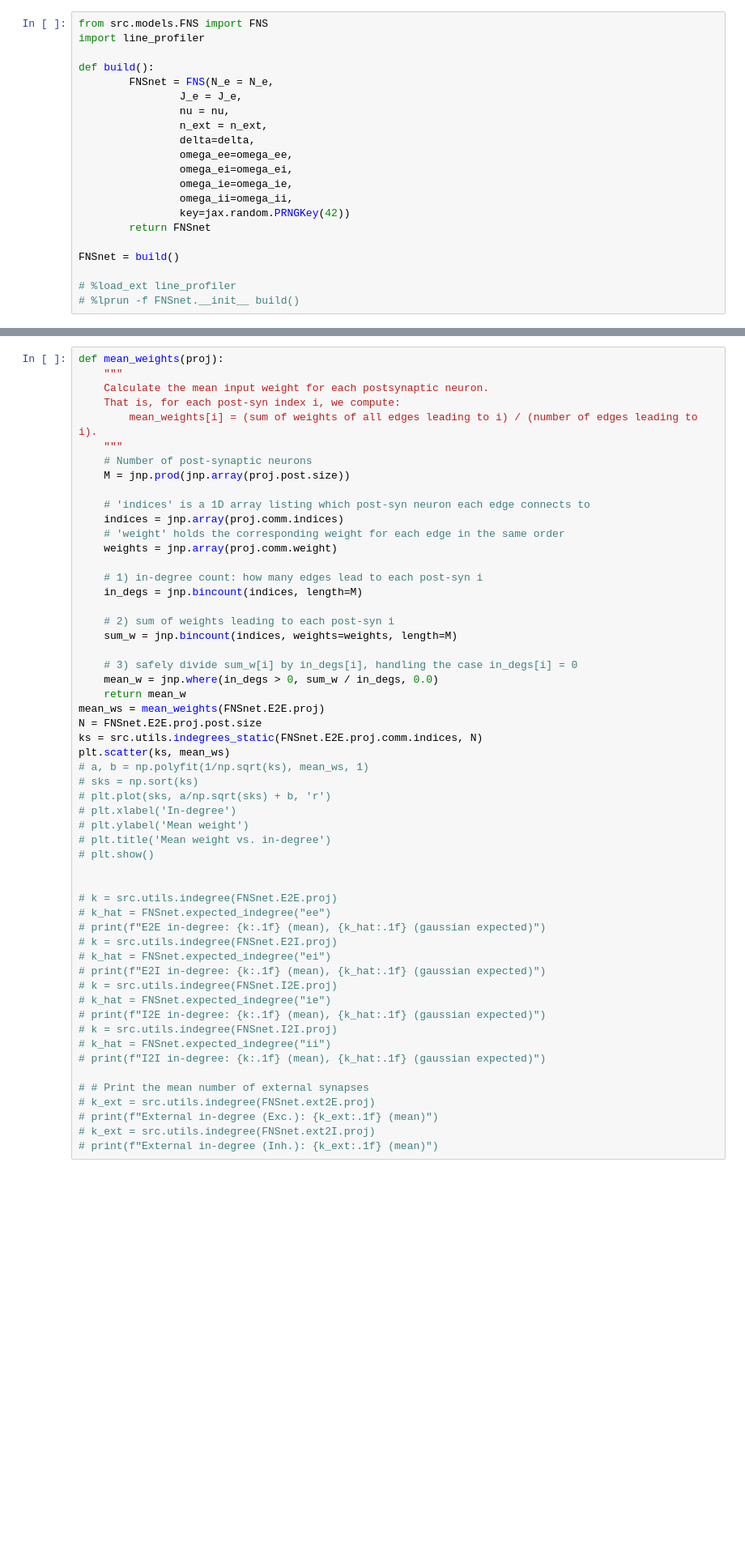
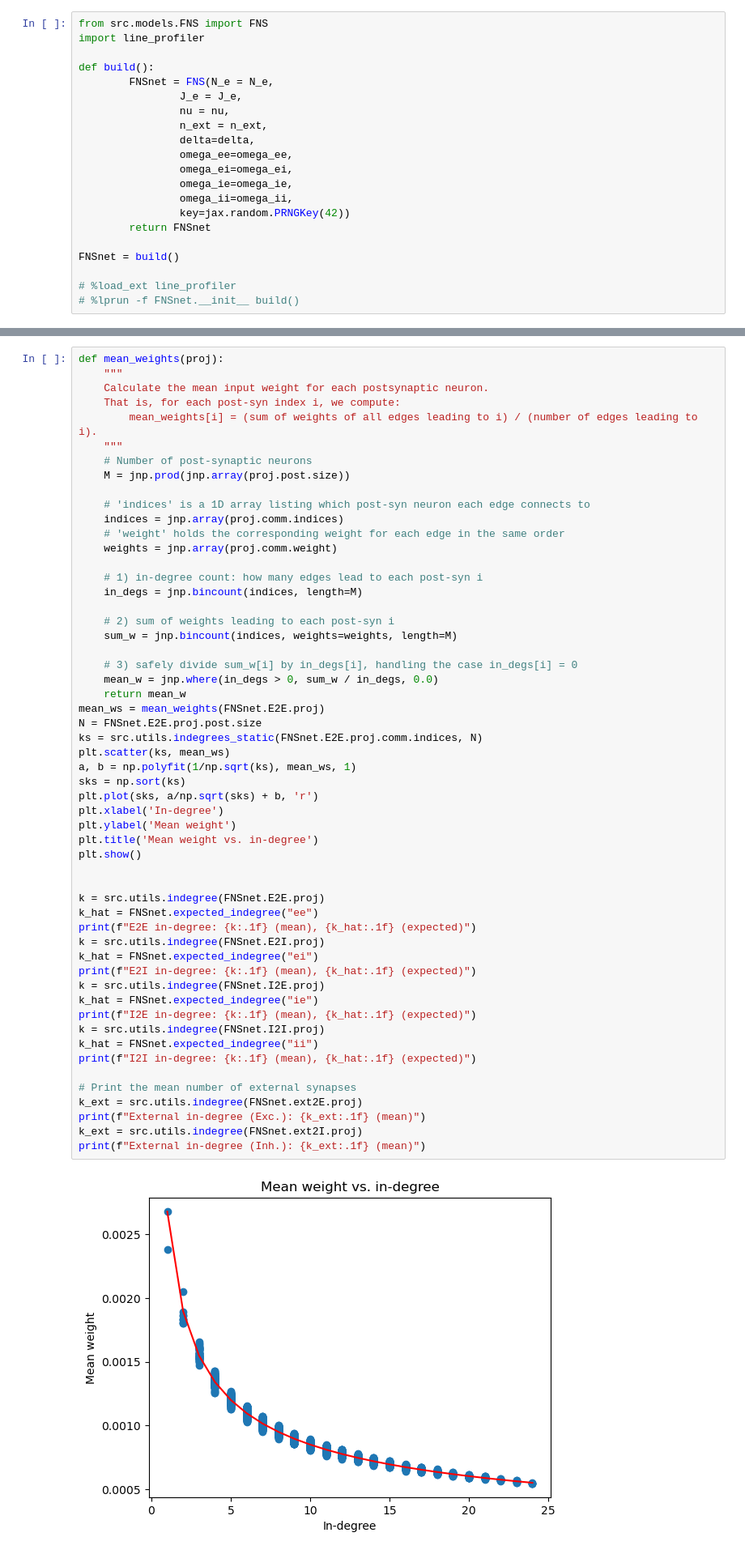
Before and after one commit to brendanjohnharris/WRCircuit.jl, a Jupyter notebook: scripts/plots/dynamics/fns_dynamics.ipynb, the cells around one changed output, grey strips where cells are left out. Shown at 81% size. Drawn from its saved outputs; the diff is of its cells as text; blank space fills up the shorter version.

```diff
--- a/scripts/plots/dynamics/fns_dynamics.ipynb
+++ b/scripts/plots/dynamics/fns_dynamics.ipynb
@@ -84,54 +122,55 @@ def mean_weights(proj):
     """
     Calculate the mean input weight for each postsynaptic neuron.
     That is, for each post-syn index i, we compute:
         mean_weights[i] = (sum of weights of all edges leading to i) / (number of edges leading to i).
     """
     # Number of post-synaptic neurons
     M = jnp.prod(jnp.array(proj.post.size))
 
     # 'indices' is a 1D array listing which post-syn neuron each edge connects to
     indices = jnp.array(proj.comm.indices)
     # 'weight' holds the corresponding weight for each edge in the same order
     weights = jnp.array(proj.comm.weight)
 
     # 1) in-degree count: how many edges lead to each post-syn i
     in_degs = jnp.bincount(indices, length=M)
 
     # 2) sum of weights leading to each post-syn i
     sum_w = jnp.bincount(indices, weights=weights, length=M)
 
     # 3) safely divide sum_w[i] by in_degs[i], handling the case in_degs[i] = 0
     mean_w = jnp.where(in_degs > 0, sum_w / in_degs, 0.0)
     return mean_w
 mean_ws = mean_weights(FNSnet.E2E.proj)
 N = FNSnet.E2E.proj.post.size
 ks = src.utils.indegrees_static(FNSnet.E2E.proj.comm.indices, N)
 plt.scatter(ks, mean_ws)
-# a, b = np.polyfit(1/np.sqrt(ks), mean_ws, 1)
-# sks = np.sort(ks)
-# plt.plot(sks, a/np.sqrt(sks) + b, 'r')
-# plt.xlabel('In-degree')
-# plt.ylabel('Mean weight')
-# plt.title('Mean weight vs. in-degree')
-# plt.show()
+a, b = np.polyfit(1/np.sqrt(ks), mean_ws, 1)
+sks = np.sort(ks)
+plt.plot(sks, a/np.sqrt(sks) + b, 'r')
+plt.xlabel('In-degree')
+plt.ylabel('Mean weight')
+plt.title('Mean weight vs. in-degree')
+plt.show()
 
 
-# k = src.utils.indegree(FNSnet.E2E.proj)
-# k_hat = FNSnet.expected_indegree("ee")
-# print(f"E2E in-degree: {k:.1f} (mean), {k_hat:.1f} (gaussian expected)")
-# k = src.utils.indegree(FNSnet.E2I.proj)
-# k_hat = FNSnet.expected_indegree("ei")
-# print(f"E2I in-degree: {k:.1f} (mean), {k_hat:.1f} (gaussian expected)")
-# k = src.utils.indegree(FNSnet.I2E.proj)
-# k_hat = FNSnet.expected_indegree("ie")
-# print(f"I2E in-degree: {k:.1f} (mean), {k_hat:.1f} (gaussian expected)")
-# k = src.utils.indegree(FNSnet.I2I.proj)
-# k_hat = FNSnet.expected_indegree("ii")
-# print(f"I2I in-degree: {k:.1f} (mean), {k_hat:.1f} (gaussian expected)")
+k = src.utils.indegree(FNSnet.E2E.proj)
+k_hat = FNSnet.expected_indegree("ee")
+print(f"E2E in-degree: {k:.1f} (mean), {k_hat:.1f} (expected)")
+k = src.utils.indegree(FNSnet.E2I.proj)
+k_hat = FNSnet.expected_indegree("ei")
+print(f"E2I in-degree: {k:.1f} (mean), {k_hat:.1f} (expected)")
+k = src.utils.indegree(FNSnet.I2E.proj)
+k_hat = FNSnet.expected_indegree("ie")
+print(f"I2E in-degree: {k:.1f} (mean), {k_hat:.1f} (expected)")
+k = src.utils.indegree(FNSnet.I2I.proj)
+k_hat = FNSnet.expected_indegree("ii")
+print(f"I2I in-degree: {k:.1f} (mean), {k_hat:.1f} (expected)")
 
-# # Print the mean number of external synapses
-# k_ext = src.utils.indegree(FNSnet.ext2E.proj)
-# print(f"External in-degree (Exc.): {k_ext:.1f} (mean)")
-# k_ext = src.utils.indegree(FNSnet.ext2I.proj)
-# print(f"External in-degree (Inh.): {k_ext:.1f} (mean)")
+# Print the mean number of external synapses
+k_ext = src.utils.indegree(FNSnet.ext2E.proj)
+print(f"External in-degree (Exc.): {k_ext:.1f} (mean)")
+k_ext = src.utils.indegree(FNSnet.ext2I.proj)
+print(f"External in-degree (Inh.): {k_ext:.1f} (mean)")
 # %% [output]
+[figure, new version]
```
Also changed, not shown: parts of 17 cells of this notebook, 11 other files.
